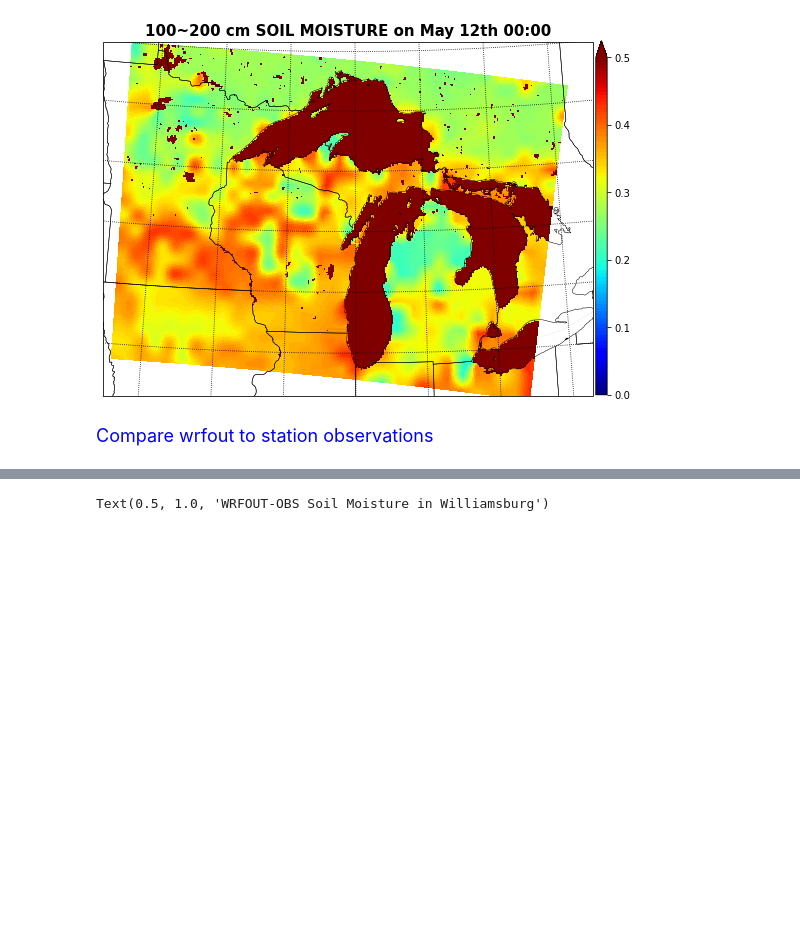
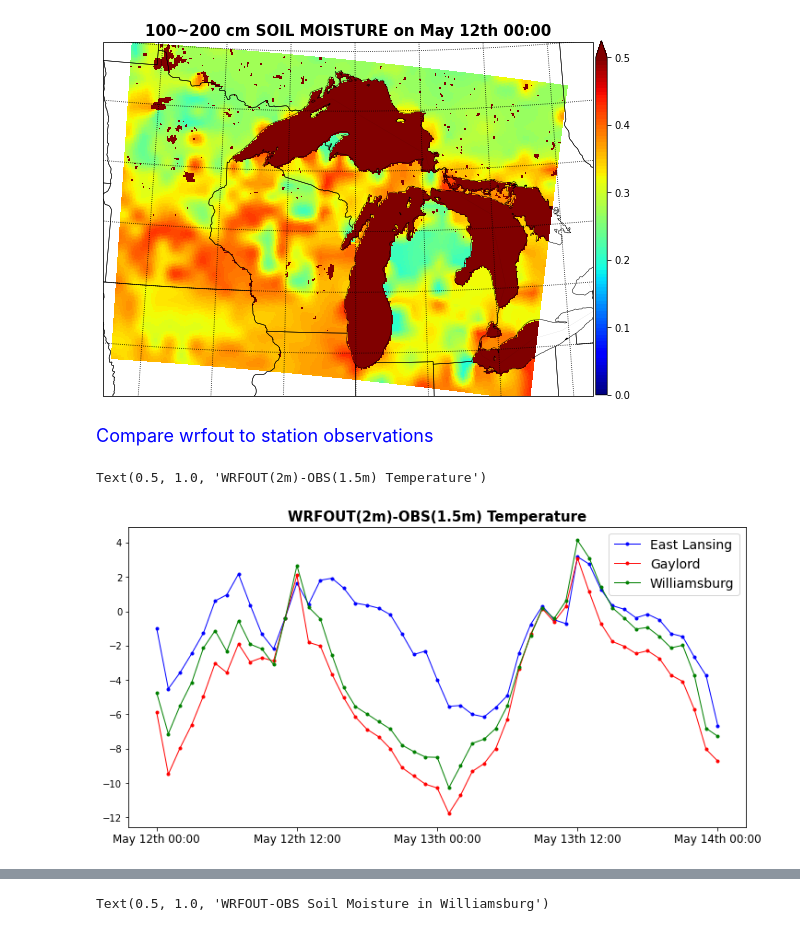
Before and after one commit to Diane1306/ERA5_PRISM, a Jupyter notebook: Soil_Moisture.ipynb, the cells around one changed output, grey strips where cells are left out. Cells and saved outputs as stored; diff of their text form; code cells hidden in the pictures; blank space fills up the shorter version.

```diff
--- a/Soil_Moisture.ipynb
+++ b/Soil_Moisture.ipynb
@@ -444,3 +445,13 @@ fno = len(fna)
 for ii in range(fno):
     fnc = Dataset(f'./wrfout/orig/freeze2/{fna[ii]}')
     sm_Williamsburg[:,ii] = fnc['SMOIS'][0,:,indy,indx]
+# %%
+varobs = np.zeros((3, 3, 98))
+filena = ['EastLansing5min.csv', 'Gaylord5min.csv', 'Williamsburg5min.csv']
+obsna = ['atmp', 'relh', 'wspd']
+for st in range(3):
+    dff = pd.read_csv(f'./Soil_Moisture/{filena[0]}', skiprows=lambda x: x in range(3), header=0)
+    dff = dff[:-13][dff.time.str[-2:] == '00'].reset_index(drop=True)
+    for vv in range(3):
+        varobs[st, vv, :49] = dff[obsna[vv]][:49]
+        varobs[st, vv, 49:] = dff[obsna[vv]][-49:]
@@ -446,0 +498,21 @@ for ii in range(fno):
+# %%
+var = varwrf - varobs
+
+# plt.figure(figsize=(12, 6))
+# plt.plot(var[0, 0, :49], 'b-o', lw=1, ms=3)
+# plt.plot(var[1, 0, :49], 'r-o', lw=1, ms=3)
+# plt.plot(var[2, 0, :49], 'g-o', lw=1, ms=3)
+# plt.xticks(ticks=np.arange(0, 49, 12), labels=['May 8th 00:00', 'May 8th 12:00','May 9th 00:00', 'May 9th 12:00', 'May 10th 00:00'], fontsize=12)
+# plt.legend(['East Lansing', 'Gaylord', 'Williamsburg'], fontsize=14, loc='best')
+# plt.title('WRFOUT(2m)-OBS(1.5m) Temperature', fontsize=15, fontweight='bold')
+
+plt.figure(figsize=(12, 6))
+plt.plot(var[0, 0, 49:], 'b-o', lw=1, ms=3)
+plt.plot(var[1, 0, 49:], 'r-o', lw=1, ms=3)
+plt.plot(var[2, 0, 49:], 'g-o', lw=1, ms=3)
+plt.xticks(ticks=np.arange(0, 49, 12), labels=['May 12th 00:00', 'May 12th 12:00','May 13th 00:00', 'May 13th 12:00', 'May 14th 00:00'], fontsize=12)
+plt.legend(['East Lansing', 'Gaylord', 'Williamsburg'], fontsize=14, loc='best')
+plt.title('WRFOUT(2m)-OBS(1.5m) Temperature', fontsize=15, fontweight='bold')
+# %% [output]
+Text(0.5, 1.0, 'WRFOUT(2m)-OBS(1.5m) Temperature')
+[figure, added]
```
Also changed, not shown: parts of 6 cells of this notebook, 3 other files.
